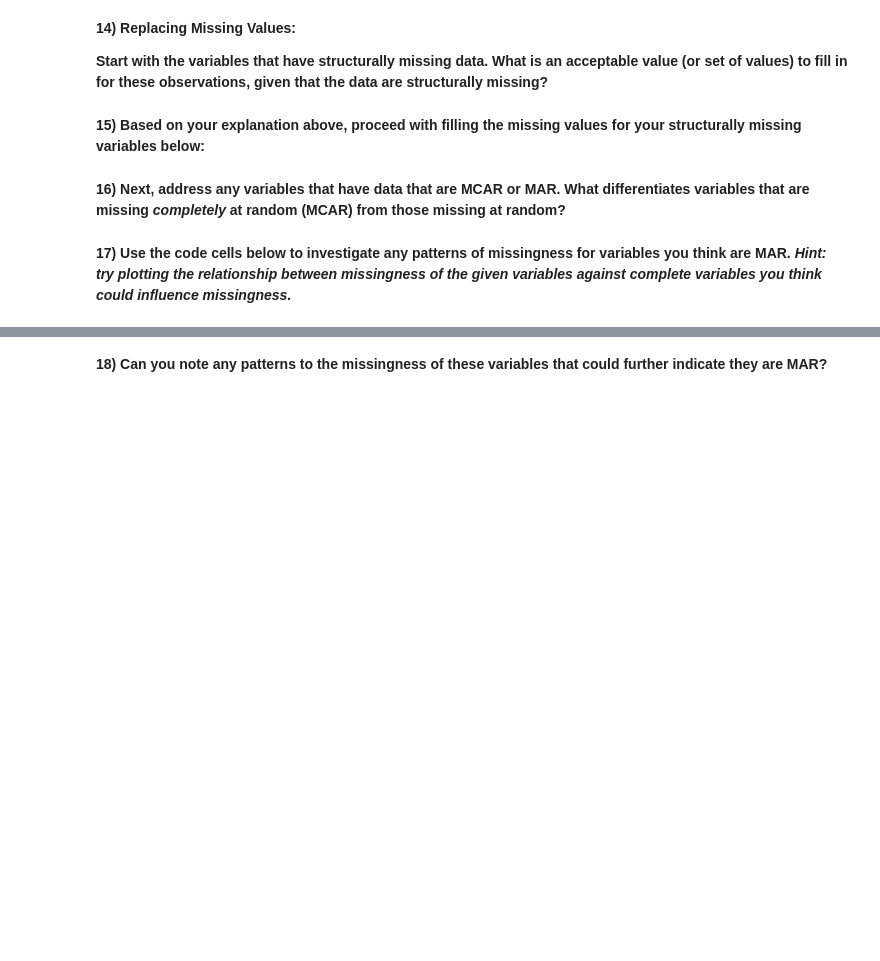
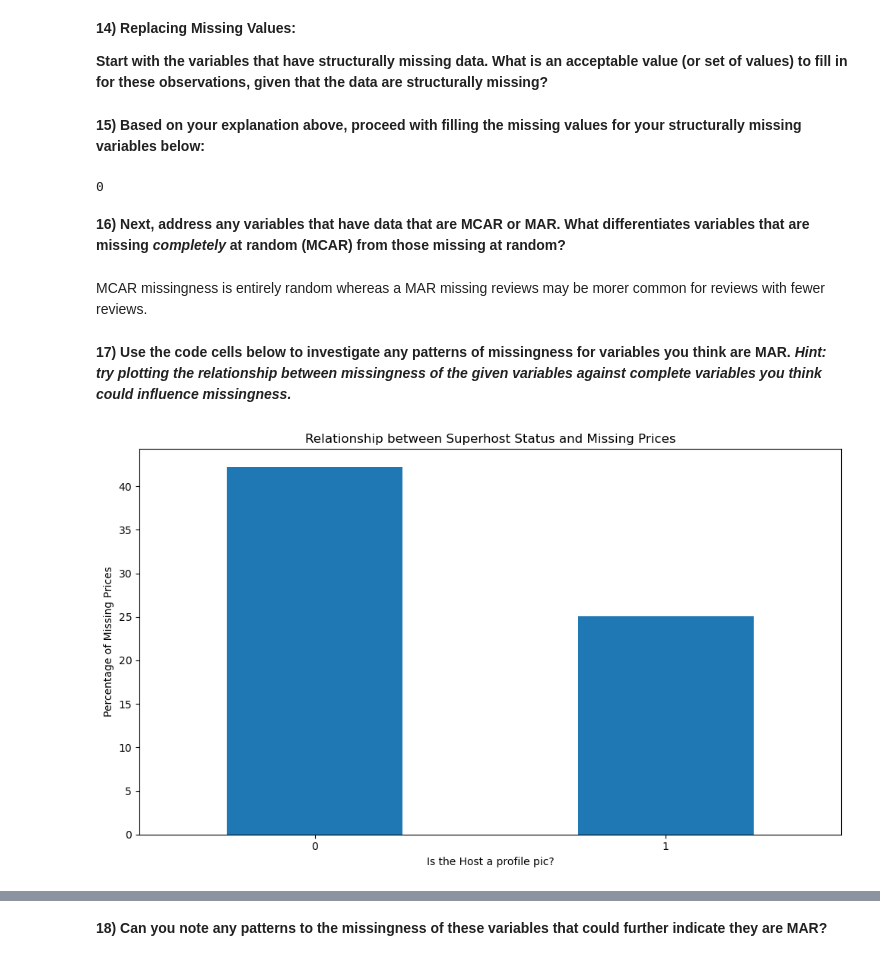
Before and after one commit to Tuckersteward/Spring-2025, a Jupyter notebook: Data 3300/Python/Unit 2/Unit 2 Project/FinalProject_Unit2_TemplateSp25.ipynb, the cells around one changed output, grey strips where cells are left out. Cells and saved outputs as stored; diff of their text form; code cells hidden in the pictures; blank space fills up the shorter version.

```diff
--- a/Data 3300/Python/Unit 2/Unit 2 Project/FinalProject_Unit2_TemplateSp25.ipynb
+++ b/Data 3300/Python/Unit 2/Unit 2 Project/FinalProject_Unit2_TemplateSp25.ipynb
@@ -254,2 +302,7 @@ print(f'{percent_missing:.2f}%')
 # %%
 # replace with code to compare the complete variable against one or more missing variables to confirm your above statement
+review_cols = [col for col in df2.columns if "review" in col]
+
+for col in review_cols:
+    missing_vs_reviews = df2.groupby(df2[col].isnull())['number_of_reviews'].describe()
+    print(f"Comparison of {col} missing values vs. number_of_reviews:\n{missing_vs_reviews}\n")
@@ -272,29 +363,36 @@ print(f'{percent_missing:.2f}%')
 **15) Based on your explanation above, proceed with filling the missing values for your structurally missing variables below:**
 # %%
 # replace with code to fill in the missing values in the reviews_per_month column with 0, then check for missing data in that column
+df2["reviews_per_month"].fillna(0, inplace=True)
+print(df2["reviews_per_month"].isna().sum())
+# %% [output]
+0
 # %%
 # this code can be used to fill in NaNs in all the columns starting with 'review_scores'
 
-review_scores_cols = [col for col in df2.columns if col.startswith('review_scores_')]
+review_scores_cols = [col for col in df2.columns if col.startswith("review_scores_")]
 for col in review_scores_cols:
-  df2[col].fillna('insert value or text label here', inplace=True) # insert the value or text label you'd like to replace NaNs with here
+    df2[col].fillna(-1, inplace=True)
 # %% [markdown]
 **16) Next, address any variables that have data that are MCAR or MAR. What differentiates variables that are missing *completely* at random (MCAR) from those missing at random?**
+# %% [markdown]
+MCAR missingness is entirely random whereas a MAR missing reviews may be morer common for reviews with fewer reviews.
 # %% [markdown]
 **17) Use the code cells below to investigate any patterns of missingness for variables you think are MAR. *Hint: try plotting the relationship between missingness of the given variables against complete variables you think could influence missingness.***
 # %%
 """replace with code used for plotting missingness of one variable against the values of different complete variables
    Here is one example for `price` against `host_has_profile_pic`, you can copy this code into additional code cells to check multiple variables!"""
 
 # Calculate the percentage of missing values in 'price' for each 'host_has_profile_pic' category
 percentage_missing = df2.groupby('host_has_profile_pic')['price'].apply(lambda x: x.isnull().sum() / len(x) * 100)
 
-# Create a bar plot
 plt.figure(figsize=(10, 6))
 percentage_missing.plot(kind='bar')
-plt.xlabel('Does the Host have a Profile Pic?')
+plt.xlabel('Is the Host a profile pic?')
 plt.ylabel('Percentage of Missing Prices')
-plt.title('Relationship between Host Profile Pic and Missing Prices')
+plt.title('Relationship between Superhost Status and Missing Prices')
 plt.xticks(rotation=0)
 plt.tight_layout()
 plt.show()
+# %% [output]
+[figure, added]
```
Also changed, not shown: parts of 38 cells of this notebook, 42 other files.
